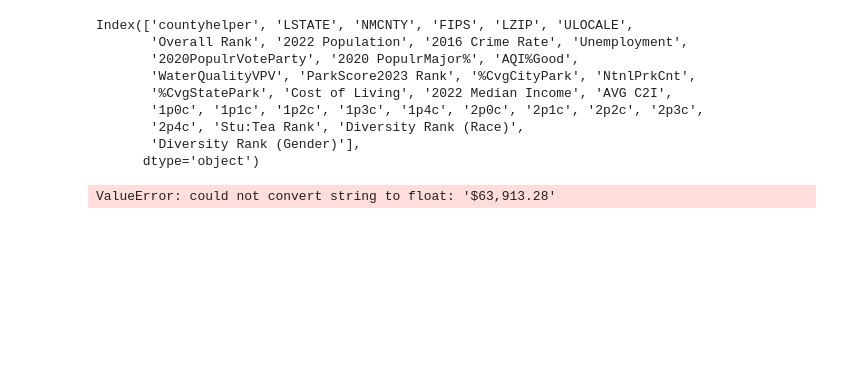
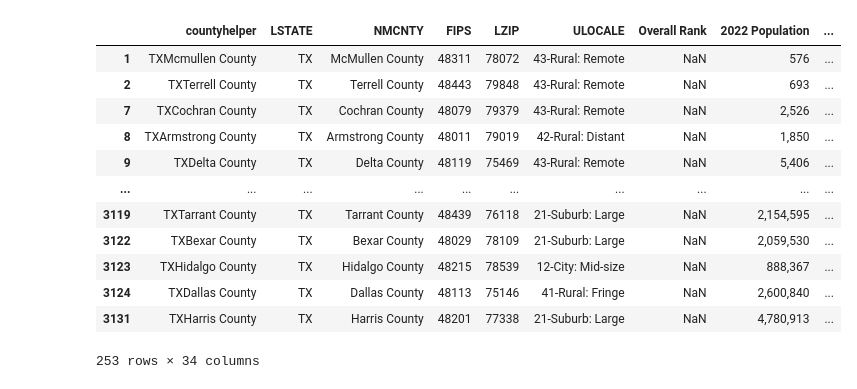
Before and after one commit to joinja01/Joiner_Norton_Walkability, a Jupyter notebook: qualityoflifetexas.ipynb, the cells around one changed output. Cells and saved outputs as stored; diff of their text form; code cells hidden in the pictures; blank space fills up the shorter version.

```diff
--- a/qualityoflifetexas.ipynb
+++ b/qualityoflifetexas.ipynb
@@ -10,15 +11,21 @@ from sklearn.model_selection import train_test_split
 
 Texas_quality = pd.read_csv("Texas_Qualitylife.csv")
 # %%
-Texas_quality = Texas_quality[Texas_quality['LSTATE'].str.contains('TX', case=False, na=False)]
-Texas_quality.columns
+quality_Texas = Texas_quality[Texas_quality['LSTATE'].str.contains('TX', case=False, na=False)]
+quality_Texas['ULOCALE'].unique()
+
+quality_Texas
 # %% [output]
+|  | countyhelper | LSTATE | NMCNTY | FIPS | LZIP | ULOCALE | Overall Rank | 2022 Population | ... |
+| 1 | TXMcmullen County | TX | McMullen County | 48311 | 78072 | 43-Rural: Remote | NaN | 576 | ... |
+| 2 | TXTerrell County | TX | Terrell County | 48443 | 79848 | 43-Rural: Remote | NaN | 693 | ... |
+| 7 | TXCochran County | TX | Cochran County | 48079 | 79379 | 43-Rural: Remote | NaN | 2,526 | ... |
+| 8 | TXArmstrong County | TX | Armstrong County | 48011 | 79019 | 42-Rural: Distant | NaN | 1,850 | ... |
+| 9 | TXDelta County | TX | Delta County | 48119 | 75469 | 43-Rural: Remote | NaN | 5,406 | ... |
+| ... | ... | ... | ... | ... | ... | ... | ... | ... | ... |
+| 3119 | TXTarrant County | TX | Tarrant County | 48439 | 76118 | 21-Suburb: Large | NaN | 2,154,595 | ... |
+| 3122 | TXBexar County | TX | Bexar County | 48029 | 78109 | 21-Suburb: Large | NaN | 2,059,530 | ... |
+| 3123 | TXHidalgo County | TX | Hidalgo County | 48215 | 78539 | 12-City: Mid-size | NaN | 888,367 | ... |
+| 3124 | TXDallas County | TX | Dallas County | 48113 | 75146 | 41-Rural: Fringe | NaN | 2,600,840 | ... |
+| 3131 | TXHarris County | TX | Harris County | 48201 | 77338 | 21-Suburb: Large | NaN | 4,780,913 | ... |
-Index(['countyhelper', 'LSTATE', 'NMCNTY', 'FIPS', 'LZIP', 'ULOCALE',
-       'Overall Rank', '2022 Population', '2016 Crime Rate', 'Unemployment',
-       '2020PopulrVoteParty', '2020 PopulrMajor%', 'AQI%Good',
-       'WaterQualityVPV', 'ParkScore2023 Rank', '%CvgCityPark', 'NtnlPrkCnt',
-       '%CvgStatePark', 'Cost of Living', '2022 Median Income', 'AVG C2I',
-       '1p0c', '1p1c', '1p2c', '1p3c', '1p4c', '2p0c', '2p1c', '2p2c', '2p3c',
-       '2p4c', 'Stu:Tea Rank', 'Diversity Rank (Race)',
-       'Diversity Rank (Gender)'],
-      dtype='object')
+253 rows × 34 columns
@@ -41,5 +31,0 @@ X = X.dropna()
-# %%
-scaler = StandardScaler()
-X_scaled = scaler.fit_transform(X)
-# %% [output]
-ValueError: could not convert string to float: '$63,913.28'
```
Also changed, not shown: parts of 14 cells of this notebook.
